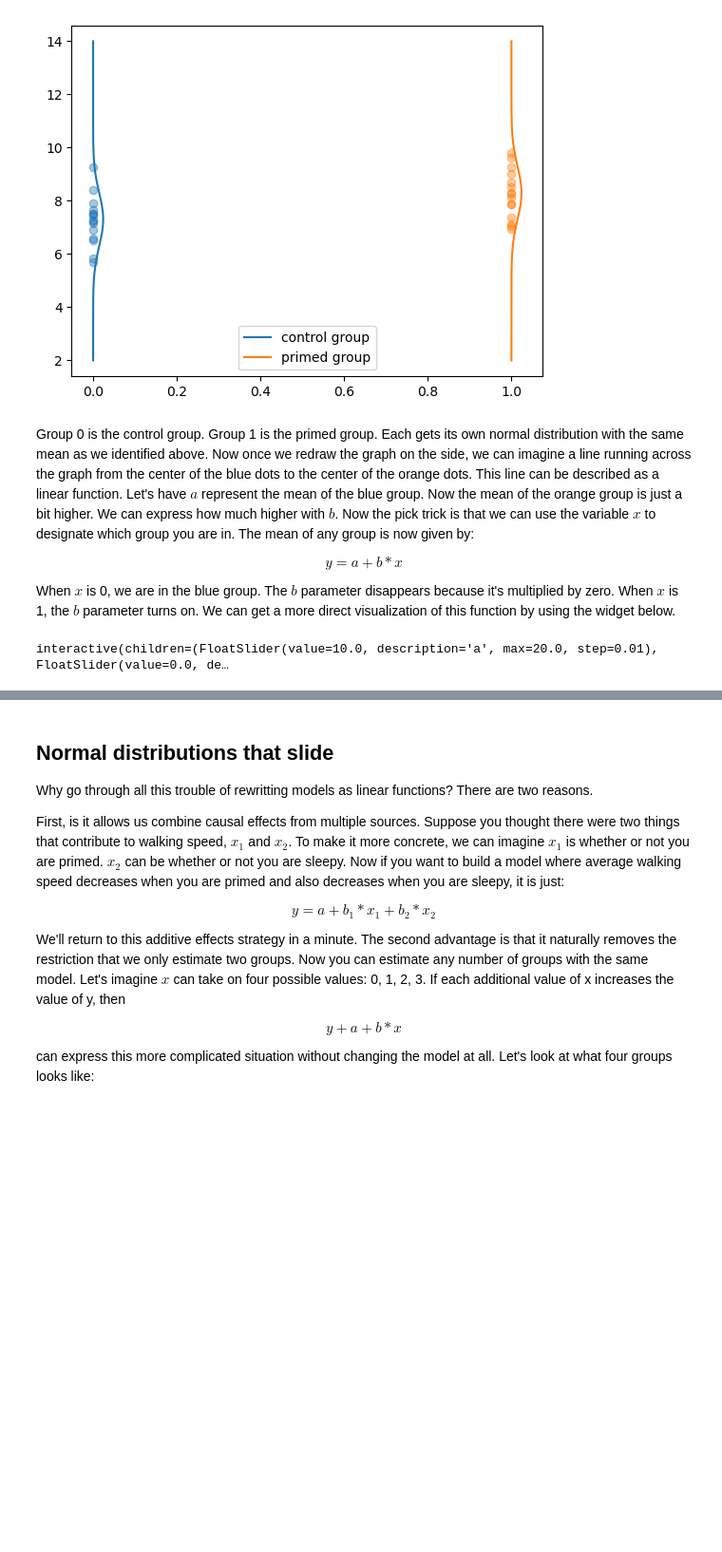
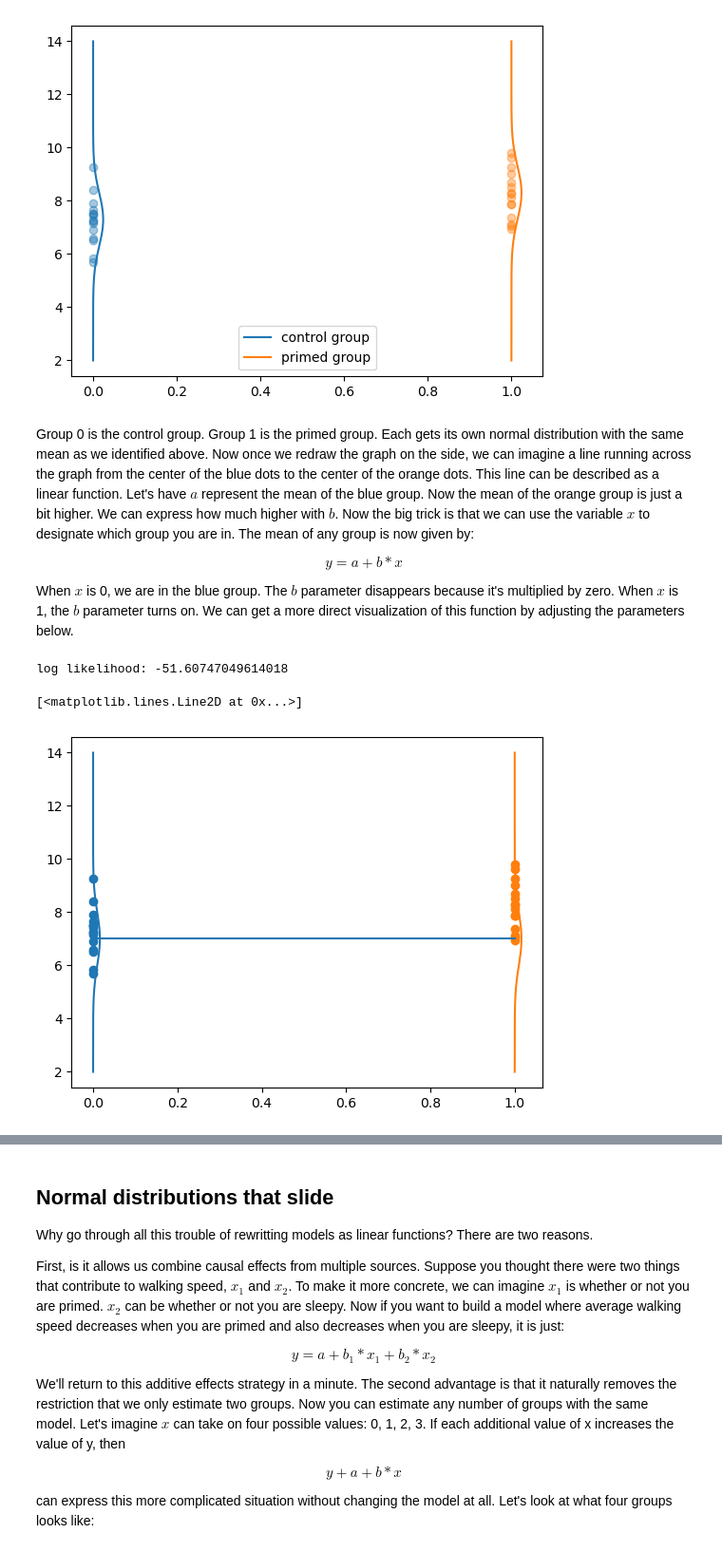
Before and after one commit to daniel-saunders-phil/cogs-303, a Jupyter notebook: lectures/Lecture 19 - Mediation.ipynb, the cells around one changed output, grey strips where cells are left out. Shown at 95% size. Cells and saved outputs as stored; diff of their text form; code cells hidden in the pictures; blank space fills up the shorter version.

```diff
--- a/lectures/Lecture 19 - Mediation.ipynb
+++ b/lectures/Lecture 19 - Mediation.ipynb
@@ -113,41 +114,44 @@ plt.legend()
 <matplotlib.legend.Legend at 0x...>
 [figure]
 # %% [markdown]
-Group 0 is the control group. Group 1 is the primed group. Each gets its own normal distribution with the same mean as we identified above. Now once we redraw the graph on the side, we can imagine a line running across the graph from the center of the blue dots to the center of the orange dots. This line can be described as a linear function. Let's have $a$ represent the mean of the blue group. Now the mean of the orange group is just a bit higher. We can express how much higher with $b$. Now the pick trick is that we can use the variable $x$ to designate which group you are in. The mean of any group is now given by:
+Group 0 is the control group. Group 1 is the primed group. Each gets its own normal distribution with the same mean as we identified above. Now once we redraw the graph on the side, we can imagine a line running across the graph from the center of the blue dots to the center of the orange dots. This line can be described as a linear function. Let's have $a$ represent the mean of the blue group. Now the mean of the orange group is just a bit higher. We can express how much higher with $b$. Now the big trick is that we can use the variable $x$ to designate which group you are in. The mean of any group is now given by:
 
 $$y = a + b * x$$
 
-When $x$ is 0, we are in the blue group. The $b$ parameter disappears because it's multiplied by zero. When $x$ is 1, the $b$ parameter turns on. We can get a more direct visualization of this function by using the widget below.
+When $x$ is 0, we are in the blue group. The $b$ parameter disappears because it's multiplied by zero. When $x$ is 1, the $b$ parameter turns on. We can get a more direct visualization of this function by adjusting the parameters below.
 # %%
-def draw_linear(a,b,s):
-    x = np.array([0,1])
-    plt.plot([0] * len(control_speed),control_speed,'o',color="tab:blue")
-    plt.plot([1] * len(primed_speed),primed_speed,'o',color="tab:orange")
+# adjustable parameters
 
-    l1 = stats.norm(a,s).logpdf(control_speed)
-    l2 = stats.norm(a + b,s).logpdf(primed_speed)
-    likelihood = np.sum(l1 + l2)
+a = 7
+b = 0
+s = 1
 
-    print("log likelihood: " + str(likelihood))
+# static
 
-    y = a + b*x
-    plt.plot(x,y)
+x = np.array([0,1])
+plt.plot([0] * len(control_speed),control_speed,'o',color="tab:blue")
+plt.plot([1] * len(primed_speed),primed_speed,'o',color="tab:orange")
 
-    x = np.linspace(2,14,300)
+l1 = stats.norm(a,s).logpdf(control_speed)
+l2 = stats.norm(a + b,s).logpdf(primed_speed)
+likelihood = np.sum(l1 + l2)
 
-    y1 = stats.norm(y[0],s).pdf(x)
-    y1 = y1 / sum(y1)
-    y2 = stats.norm(y[1],s).pdf(x)
-    y2 = y2 / sum(y2)
+print("log likelihood: " + str(likelihood))
 
-    plt.plot(y1,x,color="tab:blue",label="control group")
-    plt.plot(y2+1,x,color="tab:orange",label="primed group")
-    plt.show()
+y = a + b*x
+plt.plot(x,y)
 
-widgets.interact_manual(draw_linear,
-         a=widgets.FloatSlider(min=0, max=20, step=0.01, value=10),
-         b=widgets.FloatSlider(min=-3, max=3, step=0.01, value=0),
-         s=widgets.FloatSlider(min=0.001, max=5, step=.01, value=1));
+x = np.linspace(2,14,300)
+
+y1 = stats.norm(y[0],s).pdf(x)
+y1 = y1 / sum(y1)
+y2 = stats.norm(y[1],s).pdf(x)
+y2 = y2 / sum(y2)
+
+plt.plot(y1,x,color="tab:blue",label="control group")
+plt.plot(y2+1,x,color="tab:orange",label="primed group")
 # %% [output]
-interactive(children=(FloatSlider(value=10.0, description='a', max=20.0, step=0.01), FloatSlider(value=0.0, de…
+log likelihood: -51.60747049614018
+[<matplotlib.lines.Line2D at 0x...>]
+[figure, added]
 # %% [markdown]
```
Also changed, not shown: parts of 72 cells of this notebook, 9 other files.
